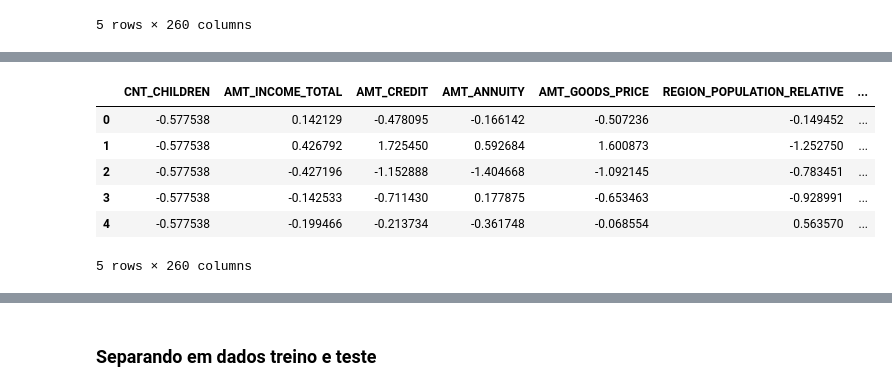
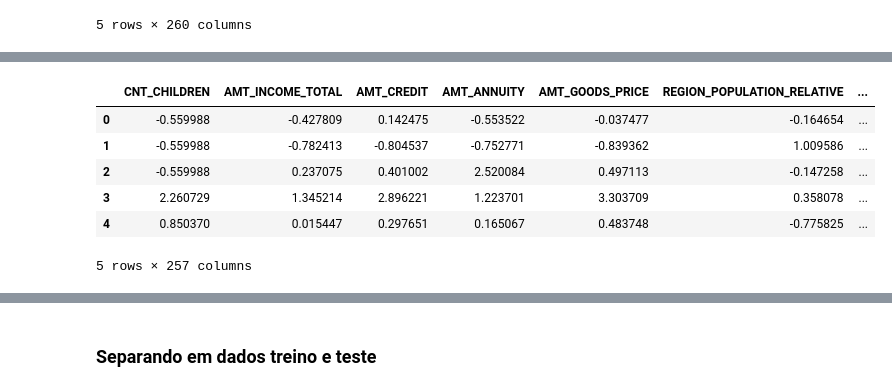
Before and after one commit to vyniciuss/NDG_ml_Home_Credit, a Jupyter notebook: Home_Credit_FE.ipynb, the cells around one changed output, grey strips where cells are left out. Saved outputs shown, nothing was run; the diff lists cells and outputs as text; code cells hidden in the pictures.

```diff
--- a/Home_Credit_FE.ipynb
+++ b/Home_Credit_FE.ipynb
@@ -34,8 +34,8 @@ train_labels = data_train['TARGET']
 features_train = data_train.drop(columns = ['SK_ID_CURR', 'TARGET'])
 #carregando os dados de teste
 data_test = pd.read_csv("data/application_test.csv")
-test_ids = data_train['SK_ID_CURR']
-features_test = data_train.drop(columns = ['SK_ID_CURR'])
+test_ids = data_test['SK_ID_CURR']
+features_test = data_test.drop(columns = ['SK_ID_CURR'])
 
 
 # Sucesso - Exibindo o primeiro registro treino
@@ -149,8 +155,7 @@ cat_attribs = nomes_atributos_categoricos(features_train)
 num_attribs = nomes_atributos_numericos(features_train)
 numeric_features = features_train[num_attribs]
 gc.collect()
-#Alinhando as colunas de teste com as de treinamento
-features_train, features_test = features_train.align(features_test, join = 'inner', axis = 1)
+
 display(features_train.head())
 display(features_test.head())
 # %% [output]
@@ -320,23 +335,36 @@ features_test[num_attribs].head()
 # %%
 full_pipeline = pipelineBuilder.build_full_pipeline(cat_attribs, num_attribs,
                                                                   poly_features=poly_features,
                                                                    combined_features = combined_features)
+#transformando as features de treinamento
+features_attr_combinados_test = full_pipeline.fit_transform(features_test)
+#recuperando os nomes das features polinomias criadas
+poly_names = full_pipeline.transformer_list[0][1].named_steps['attribs_adder'].name_created_poly_features
+#recuperando os nomes das features combinadas criadas
+combined_names = full_pipeline.transformer_list[0][1].named_steps['attribs_adder'].name_combined_features
+#recuperando os nomes das features categóricas após onehotencoding
+cat_encoder = full_pipeline.transformer_list[1][1].named_steps["cat_encoder"]
+cat_names = []
+for itens, feature in zip(cat_encoder.categories_, cat_attribs):
+    for item in itens:
+        cat_names.append('{}_{}'.format(feature, item))
 
-features_attr_combinados_test = full_pipeline.fit_transform(features_test)
+
+
 #refazendo o dataframe com os nomes das features
 data_attr_combinados_test = pd.DataFrame(
     features_attr_combinados_test,
     columns=list(features_test[num_attribs].columns)
                 +poly_names
                 + combined_names
                 + cat_names)
 
 data_attr_combinados_test.head()
 # %% [output]
 |  | CNT_CHILDREN | AMT_INCOME_TOTAL | AMT_CREDIT | AMT_ANNUITY | AMT_GOODS_PRICE | REGION_POPULATION_RELATIVE | ... |
-| 0 | -0.577538 | 0.142129 | -0.478095 | -0.166142 | -0.507236 | -0.149452 | ... |
-| 1 | -0.577538 | 0.426792 | 1.725450 | 0.592684 | 1.600873 | -1.252750 | ... |
-| 2 | -0.577538 | -0.427196 | -1.152888 | -1.404668 | -1.092145 | -0.783451 | ... |
-| 3 | -0.577538 | -0.142533 | -0.711430 | 0.177875 | -0.653463 | -0.928991 | ... |
-| 4 | -0.577538 | -0.199466 | -0.213734 | -0.361748 | -0.068554 | 0.563570 | ... |
+| 0 | -0.559988 | -0.427809 | 0.142475 | -0.553522 | -0.037477 | -0.164654 | ... |
+| 1 | -0.559988 | -0.782413 | -0.804537 | -0.752771 | -0.839362 | 1.009586 | ... |
+| 2 | -0.559988 | 0.237075 | 0.401002 | 2.520084 | 0.497113 | -0.147258 | ... |
+| 3 | 2.260729 | 1.345214 | 2.896221 | 1.223701 | 3.303709 | 0.358078 | ... |
+| 4 | 0.850370 | 0.015447 | 0.297651 | 0.165067 | 0.483748 | -0.775825 | ... |
-5 rows × 260 columns
+5 rows × 257 columns
```
Also changed, not shown: parts of 21 cells of this notebook.
